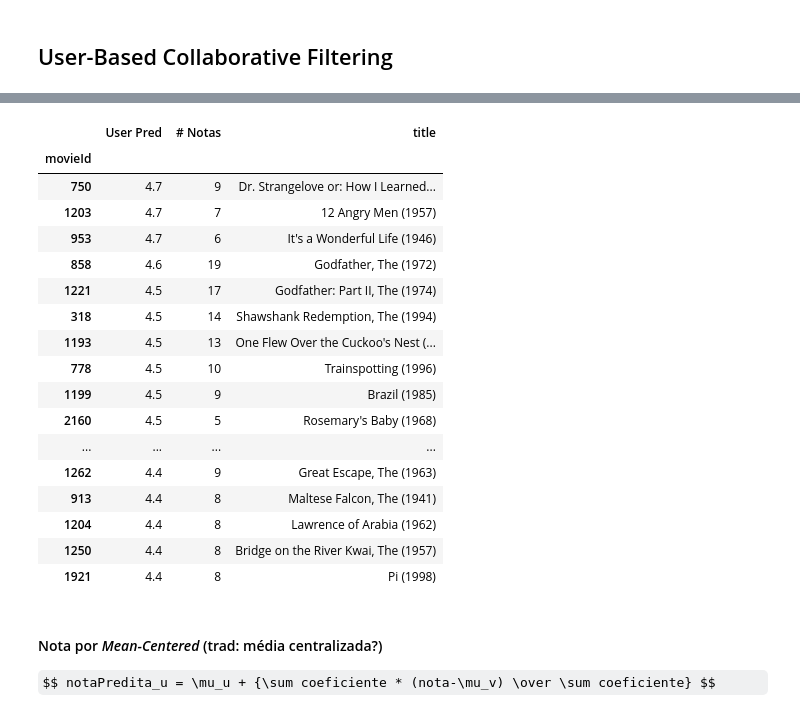
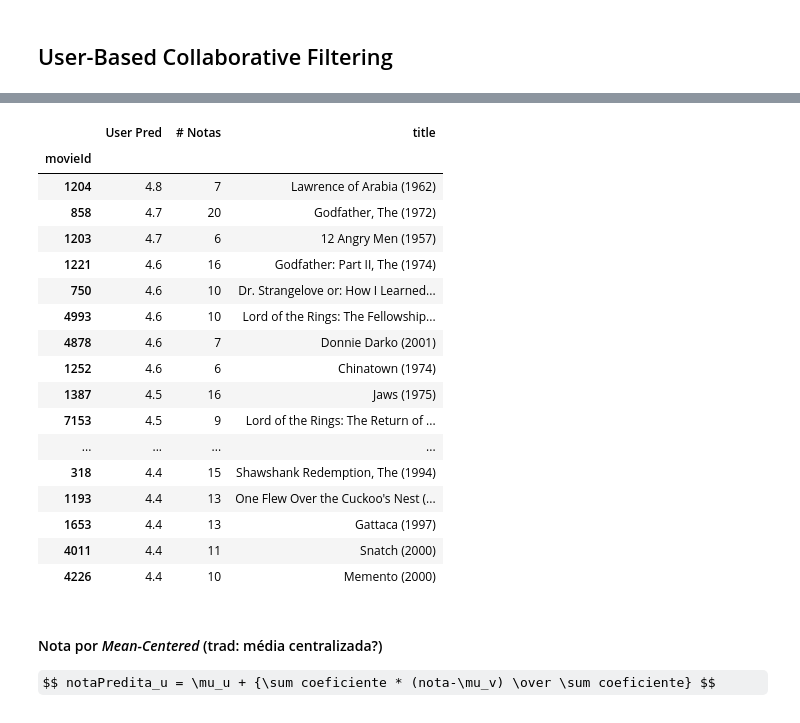
Before and after one commit to xnes/recsys, a Jupyter notebook: rec_sys_apresentacao_2.ipynb, the cells around one changed output, grey strips where cells are left out. Saved outputs shown, nothing was run; the diff lists cells and outputs as text; code cells hidden in the pictures; some formulas as TeX source.

```diff
--- a/rec_sys_apresentacao_2.ipynb
+++ b/rec_sys_apresentacao_2.ipynb
@@ -248,8 +232,0 @@ def obter_mais_similares(target, matriz_similaridade, k = 25, min_score = 0):
-# %%
-target = 1
-usuarios_mais_similares = obter_mais_similares(1, users_cosine, 25).index
-#gerar matriz dos usuarios mais similares x filmes não assistidos ainda pelo usuário
-usuarios_similares_X_filmes_nao_vistos = moviesX_usersY.loc[usuarios_mais_similares].drop(columns=listar_filmes_ja_vistos(1))
-usuarios_similares_X_filmes_nao_vistos = eliminar_colunas_zeradas(usuarios_similares_X_filmes_nao_vistos)
-print('Matriz de filmes não vistos por usuários mais similares:',usuarios_similares_X_filmes_nao_vistos.shape)
-usuarios_similares_X_filmes_nao_vistos.head(8)
@@ -278,8 +242,7 @@ Usaremos **média ponderada** logo:
 $$ notaMédia = {\sum coeficiente * nota \over \sum coeficiente} $$
 <center><img src="img/user-based-similaridades2.jpg" ></center>
 # %%
-def predizer_notas_userb_mediap(target, filmes, matriz_similaridade = users_cosine, matriz_dados = moviesX_usersY, k=25, min_threshold=0):
-                                            # min_threshold: qtd mínima de notas para ser considerada ao recomendar um filme
+def predizer_notas_userb_mediap(target, filmes, matriz_similaridade = users_cosine, matriz_dados = moviesX_usersY, k=25, min_threshold=0):  # min_threshold: qtd mínima de notas para ser considerada ao recomendar um filme
     similares = obter_mais_similares(target, matriz_similaridade, 25)
 
     resultado = pd.DataFrame(columns=filmes, index=['User Pred', '# Notas'] )
@@ -289,7 +252,10 @@ def predizer_notas_userb_mediap(target, filmes, matriz_similaridade = users_cosi
         denominador = 0
         qtd_notas = 0
         for similar in similares.index:
-            nota = matriz_dados.loc[similar,filme]
+            try: #Tenta achar a nota na matriz de dados, mas pode não existir se o filme só aparece na matriz de teste
+                nota = matriz_dados.loc[similar,filme]
+            except:
+                nota = 0
             if (nota != 0):
                 coeficiente = similares[similar]
                 numerador += nota * coeficiente
@@ -305,34 +271,35 @@ def predizer_notas_userb_mediap(target, filmes, matriz_similaridade = users_cosi
                 resultado.at['User Pred',filme] = 0
             resultado.at['# Notas',filme] = qtd_notas
     return resultado
+
+def recomendar_user_based(target, k_similares = 30, qtd_sugestoes = 20, min_threshold=5):
+    usuarios_mais_similares = obter_mais_similares(target, users_cosine, k_similares).index
+    filmes_vistos_pelo_usuario = listar_filmes_ja_vistos(target)
+    filmes_vistos_pelos_similares = listar_filmes_ja_vistos(usuarios_mais_similares.values.tolist())
+    filmes_a_avaliar = list(set(filmes_vistos_pelos_similares)-set(filmes_vistos_pelo_usuario))
+    recomendacao = predizer_notas_userb_mediap(target, filmes_a_avaliar, users_cosine, moviesX_usersY, k_similares, min_threshold=5)
+    return recomendacao.T.sort_values(by=['User Pred','# Notas',],ascending=False).head(qtd_sugestoes).join(movies[['title']], on=["movieId"])
-# %%
-qtd_sugestoes = 20 #qtd de sugestões para exibir na tela
-
-filmes_vistos_pelo_usuario = listar_filmes_ja_vistos(target)
-filmes_vistos_pelos_similares = listar_filmes_ja_vistos(usuarios_mais_similares.values.tolist())
-filmes_a_avaliar = list(set(filmes_vistos_pelos_similares)-set(filmes_vistos_pelo_usuario))
-recomendacao = predizer_notas_userb_mediap(target, filmes_a_avaliar, users_cosine, moviesX_usersY, 25, 5)
-#recomendacao
-recomendacao.T.sort_values(by=['User Pred','# Notas',],ascending=False).head(qtd_sugestoes).join(movies[['title']], on=["movieId"])
-# %% [output]
-|  | User Pred | # Notas | title |
-| movieId |  |  |  |
-| 750 | 4.7 | 9 | Dr. Strangelove or: How I Learned... |
-| 1203 | 4.7 | 7 | 12 Angry Men (1957) |
-| 953 | 4.7 | 6 | It's a Wonderful Life (1946) |
-| 858 | 4.6 | 19 | Godfather, The (1972) |
-| 1221 | 4.5 | 17 | Godfather: Part II, The (1974) |
-| 318 | 4.5 | 14 | Shawshank Redemption, The (1994) |
-| 1193 | 4.5 | 13 | One Flew Over the Cuckoo's Nest (... |
-| 778 | 4.5 | 10 | Trainspotting (1996) |
-| 1199 | 4.5 | 9 | Brazil (1985) |
-| 2160 | 4.5 | 5 | Rosemary's Baby (1968) |
-| ... | ... | ... | ... |
-| 1262 | 4.4 | 9 | Great Escape, The (1963) |
-| 913 | 4.4 | 8 | Maltese Falcon, The (1941) |
-| 1204 | 4.4 | 8 | Lawrence of Arabia (1962) |
-| 1250 | 4.4 | 8 | Bridge on the River Kwai, The (1957) |
-| 1921 | 4.4 | 8 | Pi (1998) |
+# %%
+recomendar_user_based(1)
+# %% [output]
+|  | User Pred | # Notas | title |
+| movieId |  |  |  |
+| 1204 | 4.8 | 7 | Lawrence of Arabia (1962) |
+| 858 | 4.7 | 20 | Godfather, The (1972) |
+| 1203 | 4.7 | 6 | 12 Angry Men (1957) |
+| 1221 | 4.6 | 16 | Godfather: Part II, The (1974) |
+| 750 | 4.6 | 10 | Dr. Strangelove or: How I Learned... |
+| 4993 | 4.6 | 10 | Lord of the Rings: The Fellowship... |
+| 4878 | 4.6 | 7 | Donnie Darko (2001) |
+| 1252 | 4.6 | 6 | Chinatown (1974) |
+| 1387 | 4.5 | 16 | Jaws (1975) |
+| 7153 | 4.5 | 9 | Lord of the Rings: The Return of ... |
+| ... | ... | ... | ... |
+| 318 | 4.4 | 15 | Shawshank Redemption, The (1994) |
+| 1193 | 4.4 | 13 | One Flew Over the Cuckoo's Nest (... |
+| 1653 | 4.4 | 13 | Gattaca (1997) |
+| 4011 | 4.4 | 11 | Snatch (2000) |
+| 4226 | 4.4 | 10 | Memento (2000) |
 # %% [markdown]
 #### Nota por *Mean-Centered* (trad: média centralizada?)
 $$ notaPredita_u = \mu_u + {\sum coeficiente * (nota-\mu_v) \over \sum coeficiente} $$
```
Also changed, not shown: parts of 17 cells of this notebook.
